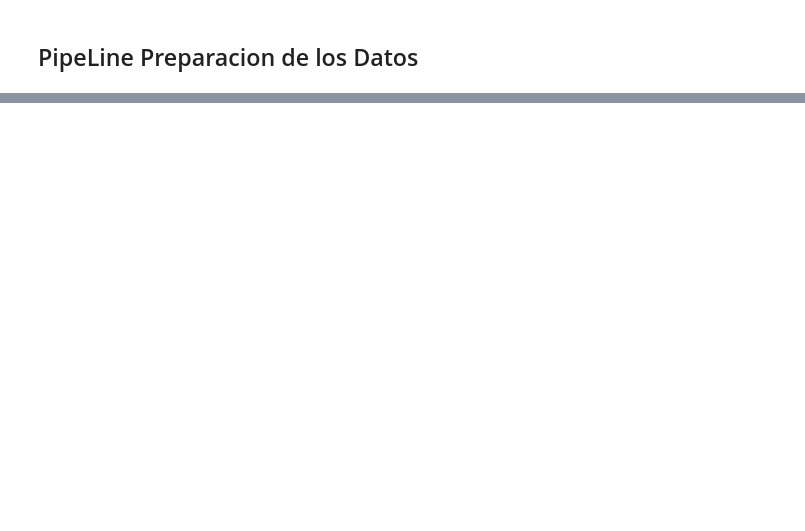
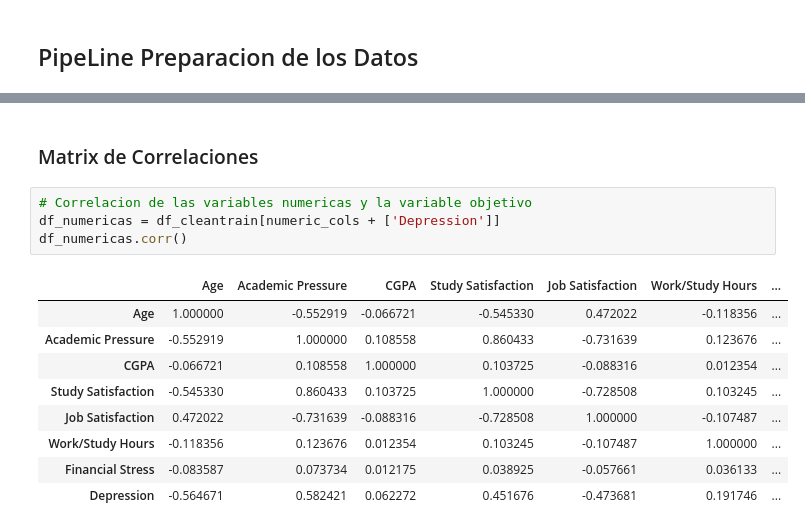
Before and after one commit to Walkhie/Exploring-Mental-Health-Data, a Jupyter notebook: 1) Preparacion_Datos.ipynb, the cells around one changed output, grey strips where cells are left out. Cells and saved outputs as stored; diff of their text form; blank space fills up the shorter version.

```diff
--- a/1) Preparacion_Datos.ipynb
+++ b/1) Preparacion_Datos.ipynb
@@ -392,0 +501,16 @@ def eliminar_outliers(X):
+# %% [markdown]
+### Matrix de Correlaciones
+# %%
+# Correlacion de las variables numericas y la variable objetivo
+df_numericas = df_cleantrain[numeric_cols + ['Depression']]
+df_numericas.corr()
+# %% [output]
+|  | Age | Academic Pressure | CGPA | Study Satisfaction | Job Satisfaction | Work/Study Hours | ... |
+| Age | 1.000000 | -0.552919 | -0.066721 | -0.545330 | 0.472022 | -0.118356 | ... |
+| Academic Pressure | -0.552919 | 1.000000 | 0.108558 | 0.860433 | -0.731639 | 0.123676 | ... |
+| CGPA | -0.066721 | 0.108558 | 1.000000 | 0.103725 | -0.088316 | 0.012354 | ... |
+| Study Satisfaction | -0.545330 | 0.860433 | 0.103725 | 1.000000 | -0.728508 | 0.103245 | ... |
+| Job Satisfaction | 0.472022 | -0.731639 | -0.088316 | -0.728508 | 1.000000 | -0.107487 | ... |
+| Work/Study Hours | -0.118356 | 0.123676 | 0.012354 | 0.103245 | -0.107487 | 1.000000 | ... |
+| Financial Stress | -0.083587 | 0.073734 | 0.012175 | 0.038925 | -0.057661 | 0.036133 | ... |
+| Depression | -0.564671 | 0.582421 | 0.062272 | 0.451676 | -0.473681 | 0.191746 | ... |
```
Also changed, not shown: parts of 49 cells of this notebook.
